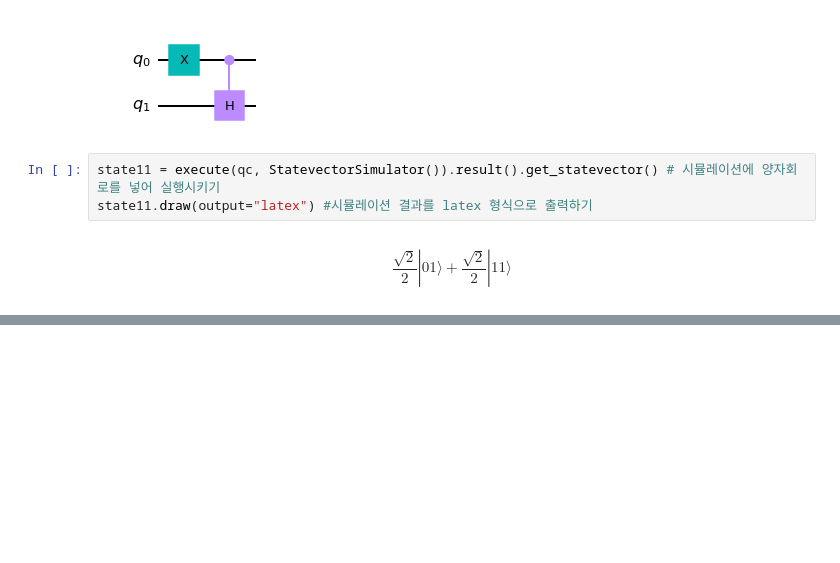
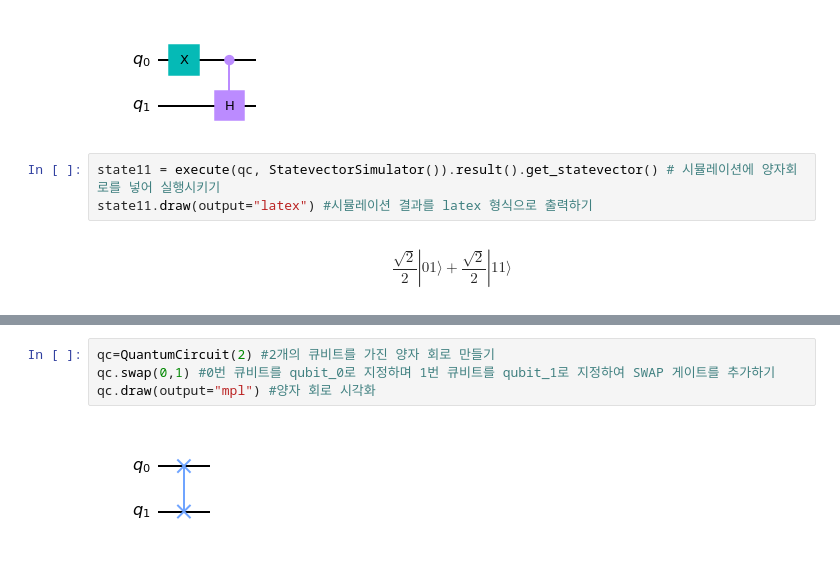
Before and after one commit to QuantumComputingKorea/Qiskit-Dev-Cert-lectures, a Jupyter notebook: Lecture1/lecutre 1-1 - 다중 큐비트 게이트.ipynb, the cells around one changed output, grey strips where cells are left out. Drawn from its saved outputs; the diff is of its cells as text; blank space fills up the shorter version.

```diff
--- a/Lecture1/lecutre 1-1 - 다중 큐비트 게이트.ipynb
+++ b/Lecture1/lecutre 1-1 - 다중 큐비트 게이트.ipynb
@@ -381,0 +439,6 @@ CP 게이트는 $cp(control, target)$과 같은 문법으로 사용이 되며 co
+# %%
+qc=QuantumCircuit(2) #2개의 큐비트를 가진 양자 회로 만들기
+qc.swap(0,1) #0번 큐비트를 qubit_0로 지정하며 1번 큐비트를 qubit_1로 지정하여 SWAP 게이트를 추가하기
+qc.draw(output="mpl") #양자 회로 시각화
+# %% [output]
+[figure, added]
```
Also changed, not shown: parts of 52 cells of this notebook.
